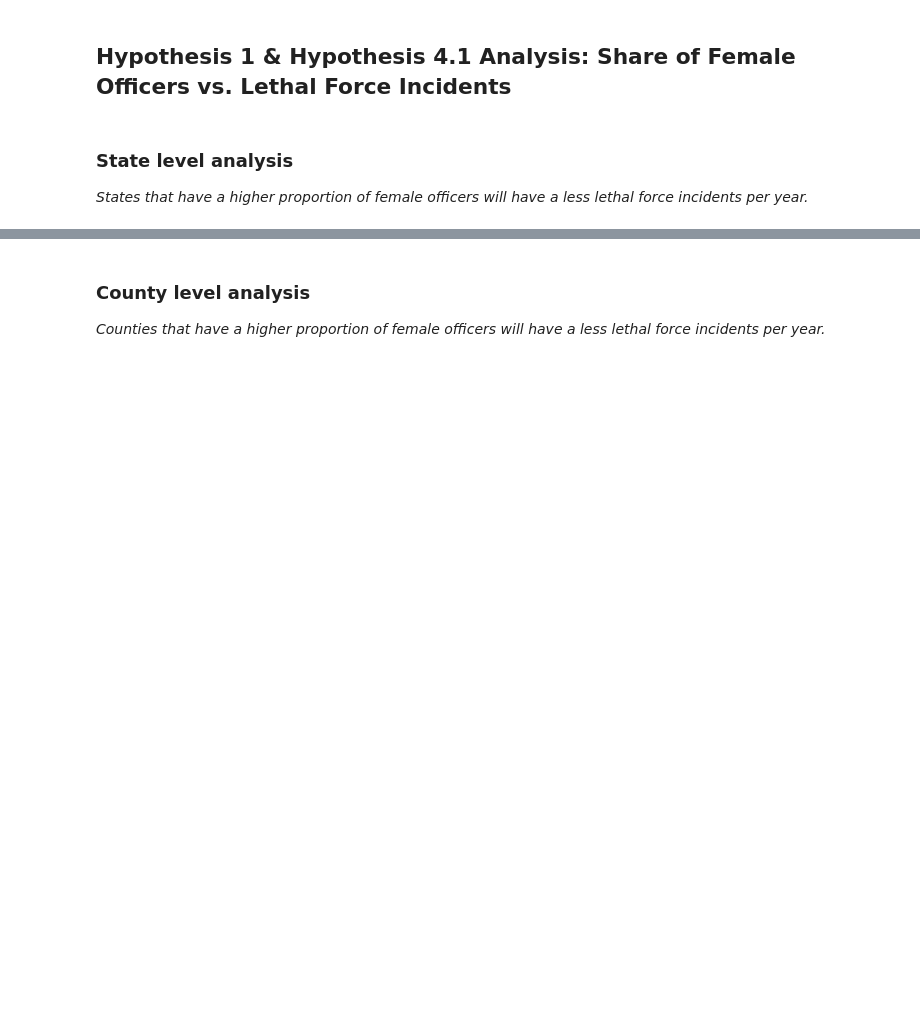
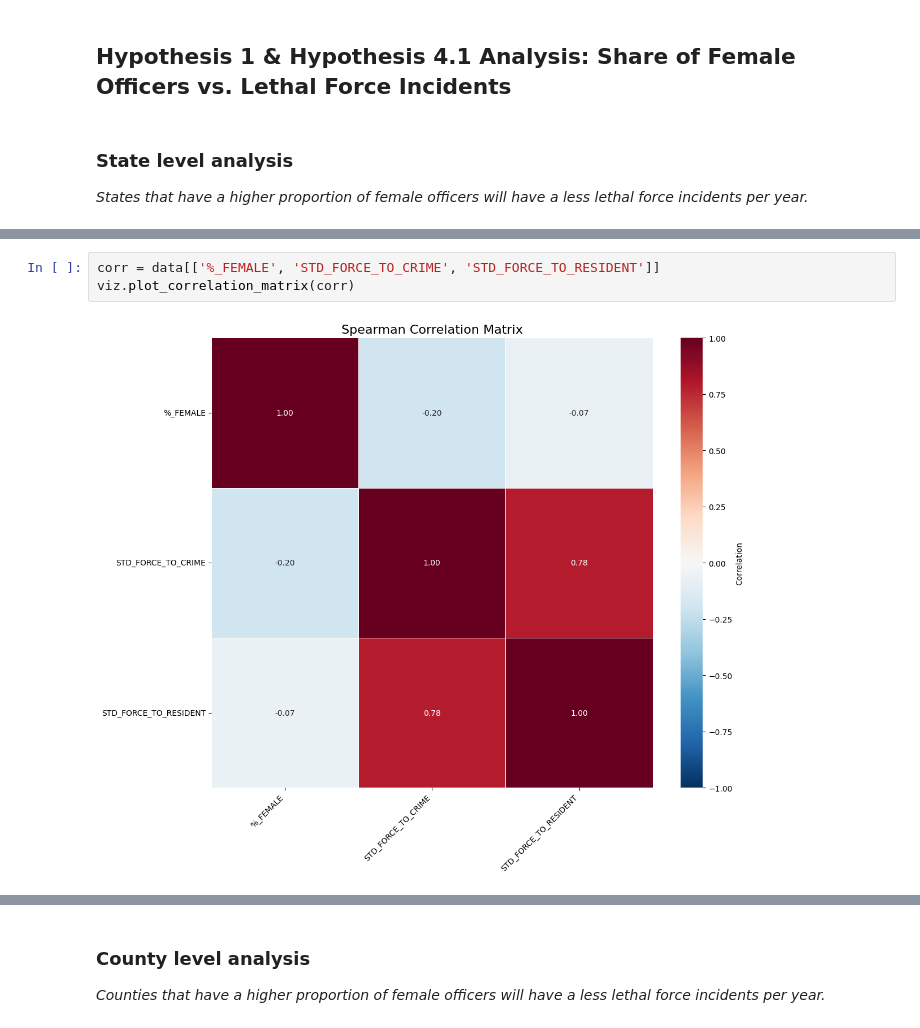
Before and after one commit to manuelarodr/IS597FinalProject, a Jupyter notebook: data_analysis.ipynb, the cells around one changed output, grey strips where cells are left out. Drawn from its saved outputs; the diff is of its cells as text; blank space fills up the shorter version.

```diff
--- a/data_analysis.ipynb
+++ b/data_analysis.ipynb
@@ -37,0 +80,5 @@ viz.scatter_dual_year_highlight(data, '%_FEMALE','STD_FORCE_TO_CRIME', label_map
+# %%
+corr = data[['%_FEMALE', 'STD_FORCE_TO_CRIME', 'STD_FORCE_TO_RESIDENT']]
+viz.plot_correlation_matrix(corr)
+# %% [output]
+[figure, added]
```
Also changed, not shown: parts of 25 cells of this notebook, 2 other files.
